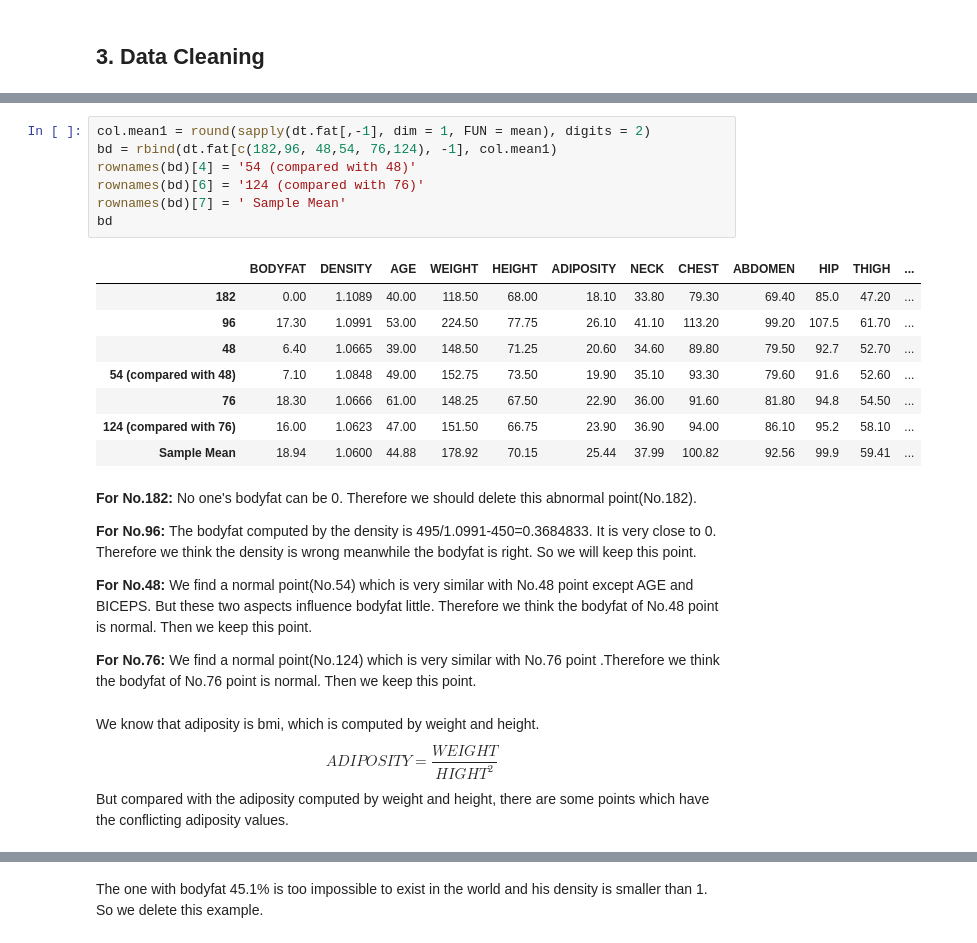
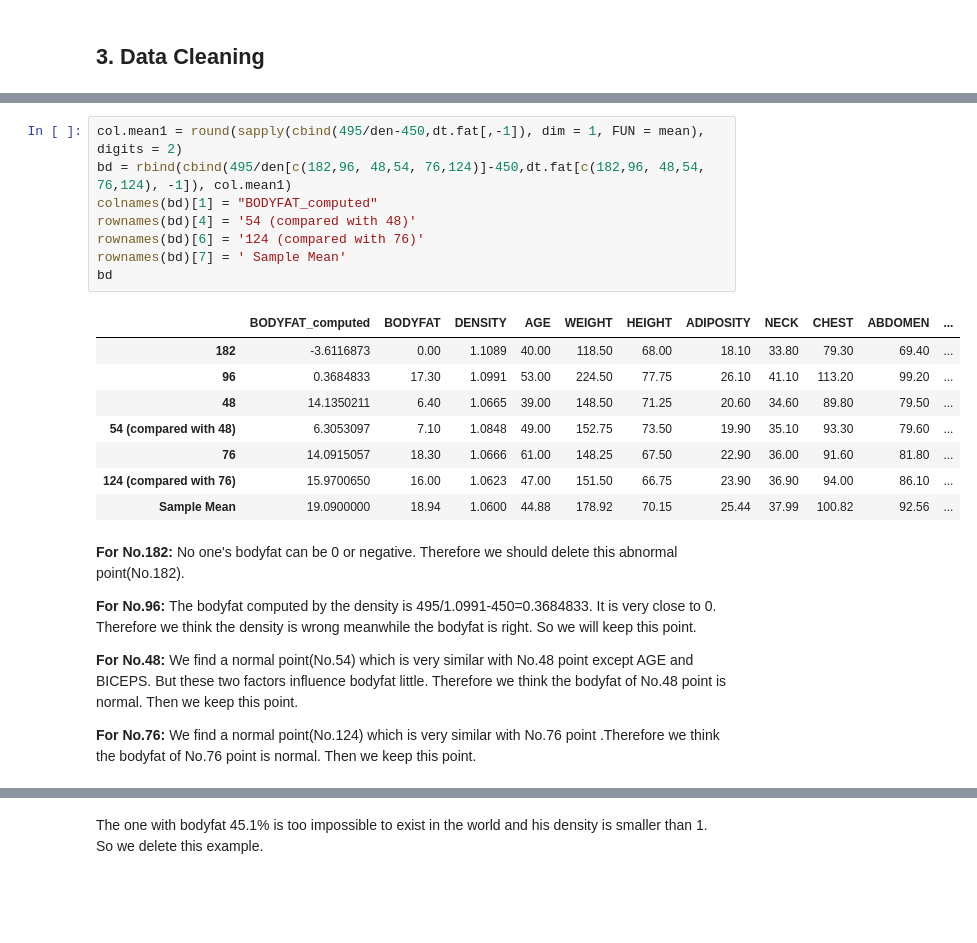
Before and after one commit to YezhouLi/628_Module_2, a Jupyter notebook: code.ipynb, the cells around one changed output, grey strips where cells are left out. Cells and saved outputs as stored; diff of their text form; blank space fills up the shorter version.

```diff
--- a/code.ipynb
+++ b/code.ipynb
@@ -122,32 +66,29 @@ ab[order(ab[,2],decreasing = T),][1:10,]
 # %%
-col.mean1 = round(sapply(dt.fat[,-1], dim = 1, FUN = mean), digits = 2)
-bd = rbind(dt.fat[c(182,96, 48,54, 76,124), -1], col.mean1)
+col.mean1 = round(sapply(cbind(495/den-450,dt.fat[,-1]), dim = 1, FUN = mean), digits = 2)
+bd = rbind(cbind(495/den[c(182,96, 48,54, 76,124)]-450,dt.fat[c(182,96, 48,54, 76,124), -1]), col.mean1)
+colnames(bd)[1] = "BODYFAT_computed"
 rownames(bd)[4] = '54 (compared with 48)'
 rownames(bd)[6] = '124 (compared with 76)'
 rownames(bd)[7] = ' Sample Mean'
 bd
 # %% [output]
-|  | BODYFAT | DENSITY | AGE | WEIGHT | HEIGHT | ADIPOSITY | NECK | CHEST | ABDOMEN | HIP | THIGH | ... |
-| 182 | 0.00 | 1.1089 | 40.00 | 118.50 | 68.00 | 18.10 | 33.80 | 79.30 | 69.40 | 85.0 | 47.20 | ... |
-| 96 | 17.30 | 1.0991 | 53.00 | 224.50 | 77.75 | 26.10 | 41.10 | 113.20 | 99.20 | 107.5 | 61.70 | ... |
-| 48 | 6.40 | 1.0665 | 39.00 | 148.50 | 71.25 | 20.60 | 34.60 | 89.80 | 79.50 | 92.7 | 52.70 | ... |
-| 54 (compared with 48) | 7.10 | 1.0848 | 49.00 | 152.75 | 73.50 | 19.90 | 35.10 | 93.30 | 79.60 | 91.6 | 52.60 | ... |
-| 76 | 18.30 | 1.0666 | 61.00 | 148.25 | 67.50 | 22.90 | 36.00 | 91.60 | 81.80 | 94.8 | 54.50 | ... |
-| 124 (compared with 76) | 16.00 | 1.0623 | 47.00 | 151.50 | 66.75 | 23.90 | 36.90 | 94.00 | 86.10 | 95.2 | 58.10 | ... |
-| Sample Mean | 18.94 | 1.0600 | 44.88 | 178.92 | 70.15 | 25.44 | 37.99 | 100.82 | 92.56 | 99.9 | 59.41 | ... |
+|  | BODYFAT_computed | BODYFAT | DENSITY | AGE | WEIGHT | HEIGHT | ADIPOSITY | NECK | CHEST | ABDOMEN | ... |
+| 182 | -3.6116873 | 0.00 | 1.1089 | 40.00 | 118.50 | 68.00 | 18.10 | 33.80 | 79.30 | 69.40 | ... |
+| 96 | 0.3684833 | 17.30 | 1.0991 | 53.00 | 224.50 | 77.75 | 26.10 | 41.10 | 113.20 | 99.20 | ... |
+| 48 | 14.1350211 | 6.40 | 1.0665 | 39.00 | 148.50 | 71.25 | 20.60 | 34.60 | 89.80 | 79.50 | ... |
+| 54 (compared with 48) | 6.3053097 | 7.10 | 1.0848 | 49.00 | 152.75 | 73.50 | 19.90 | 35.10 | 93.30 | 79.60 | ... |
+| 76 | 14.0915057 | 18.30 | 1.0666 | 61.00 | 148.25 | 67.50 | 22.90 | 36.00 | 91.60 | 81.80 | ... |
+| 124 (compared with 76) | 15.9700650 | 16.00 | 1.0623 | 47.00 | 151.50 | 66.75 | 23.90 | 36.90 | 94.00 | 86.10 | ... |
+| Sample Mean | 19.0900000 | 18.94 | 1.0600 | 44.88 | 178.92 | 70.15 | 25.44 | 37.99 | 100.82 | 92.56 | ... |
 # %% [markdown]
 **For No.182:**
-No one's bodyfat can be 0. Therefore we should delete this abnormal point(No.182).
+No one's bodyfat can be 0 or negative. Therefore we should delete this abnormal point(No.182).
 
 **For No.96:**
 The bodyfat computed by the density is 495/1.0991-450=0.3684833. It is very close to 0. Therefore we think the density is wrong meanwhile the bodyfat is right. So we will keep this point.
 
 **For No.48:**
-We find a normal point(No.54) which is very similar with No.48 point except AGE and BICEPS. But these two aspects influence bodyfat little. Therefore we think the bodyfat of No.48 point is normal. Then we keep this point.
+We find a normal point(No.54) which is very similar with No.48 point except AGE and BICEPS. But these two factors influence bodyfat little. Therefore we think the bodyfat of No.48 point is normal. Then we keep this point.
 
 **For No.76:**
 We find a normal point(No.124) which is very similar with No.76 point .Therefore we think the bodyfat of No.76 point is normal. Then we keep this point.
-# %% [markdown]
-We know that adiposity is bmi, which is computed by weight and height.
-$$ADIPOSITY = \frac{WEIGHT}{HIGHT^2} $$
-But  compared with the adiposity computed by weight and height, there are some points which have the conflicting adiposity values.
```
Also changed, not shown: parts of 27 cells of this notebook, 1 other file.
